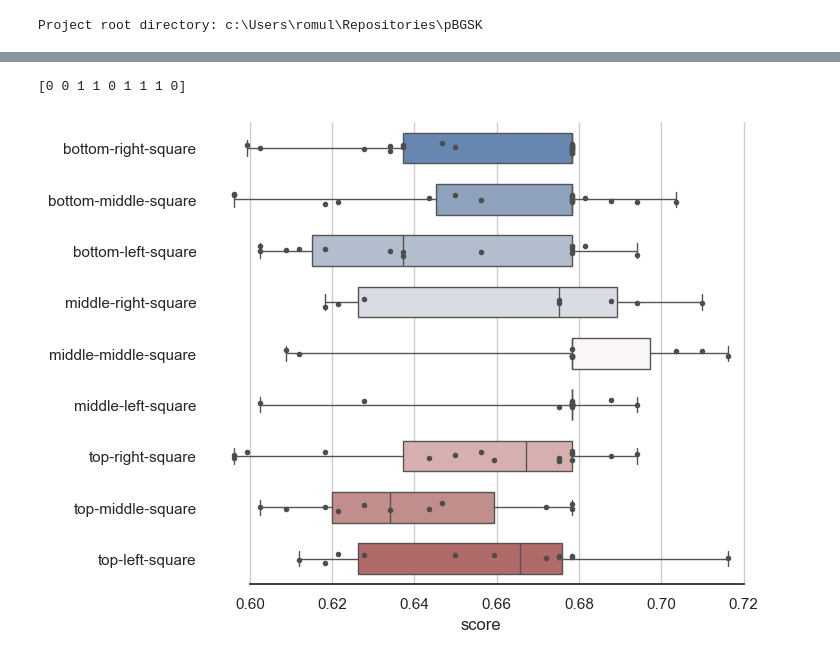
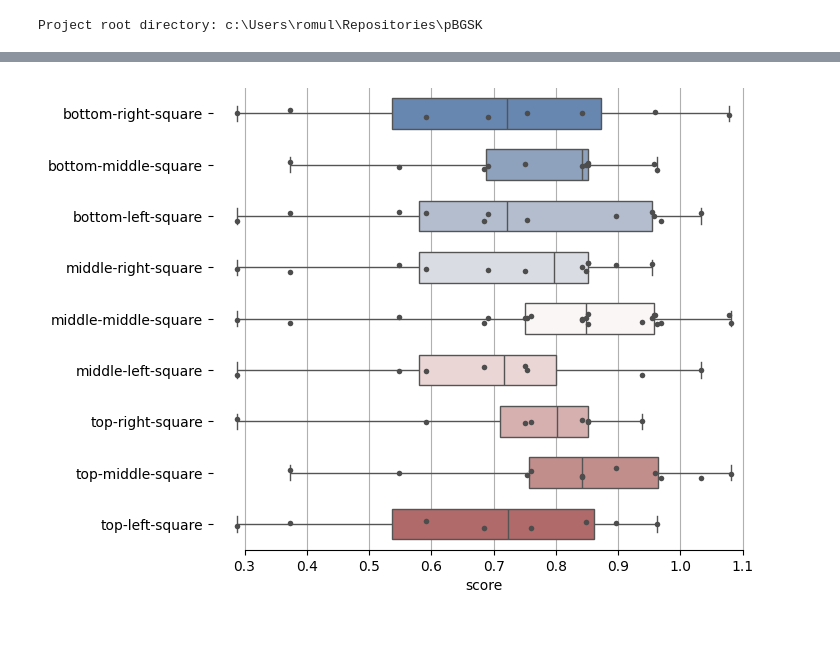
Before and after one commit to Romulol-B/pBGSK, a Jupyter notebook: notebooks/fs-pbgsk.ipynb, the cells around one changed output, grey strips where cells are left out. Drawn from its saved outputs; the diff is of its cells as text; code cells hidden in the pictures; blank space fills up the shorter version.

```diff
--- a/notebooks/fs-pbgsk.ipynb
+++ b/notebooks/fs-pbgsk.ipynb
@@ -209,18 +271,6 @@ pop.ploting_freq()
-# %%
-xri = int(random.random()*len(pop.individuals))
-xr = pop.individuals[xri]
-xti = 5
-xt = pop.individuals[xti]
-xt0 = pop.individuals[xti-1]
-xt2 = pop.individuals[xti+1]
-#if xt.score > xr.score:
-xtk =xt.numeric_features + (xt0.numeric_features-xt2.numeric_features)+(xr.numeric_features+ xt.numeric_features)
-print((xtk>0)+0)
-# %% [output]
-[0 0 1 1 0 1 1 1 0]
-# %%
-pop.dataframe()
-pop.sort_by_fitness()
-pop.ploting_freq()
-# %% [output]
-[figure, removed]
+# %%
+pop.sort_by_fitness()
+pop.dataframe()
+pop.ploting_score()
+# %% [output]
+[figure, added]
```
Also changed, not shown: parts of 8 cells of this notebook, 1 other file.
